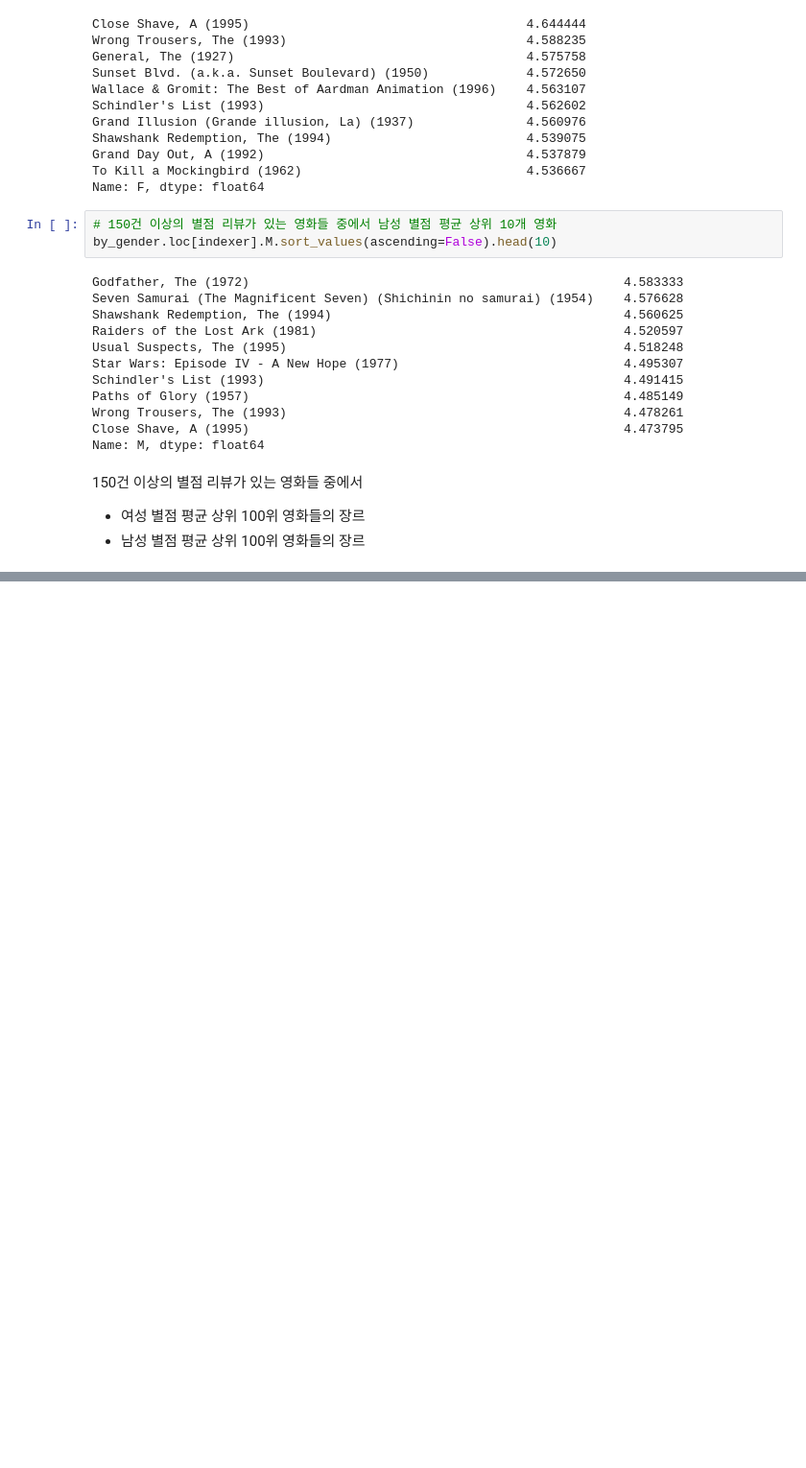
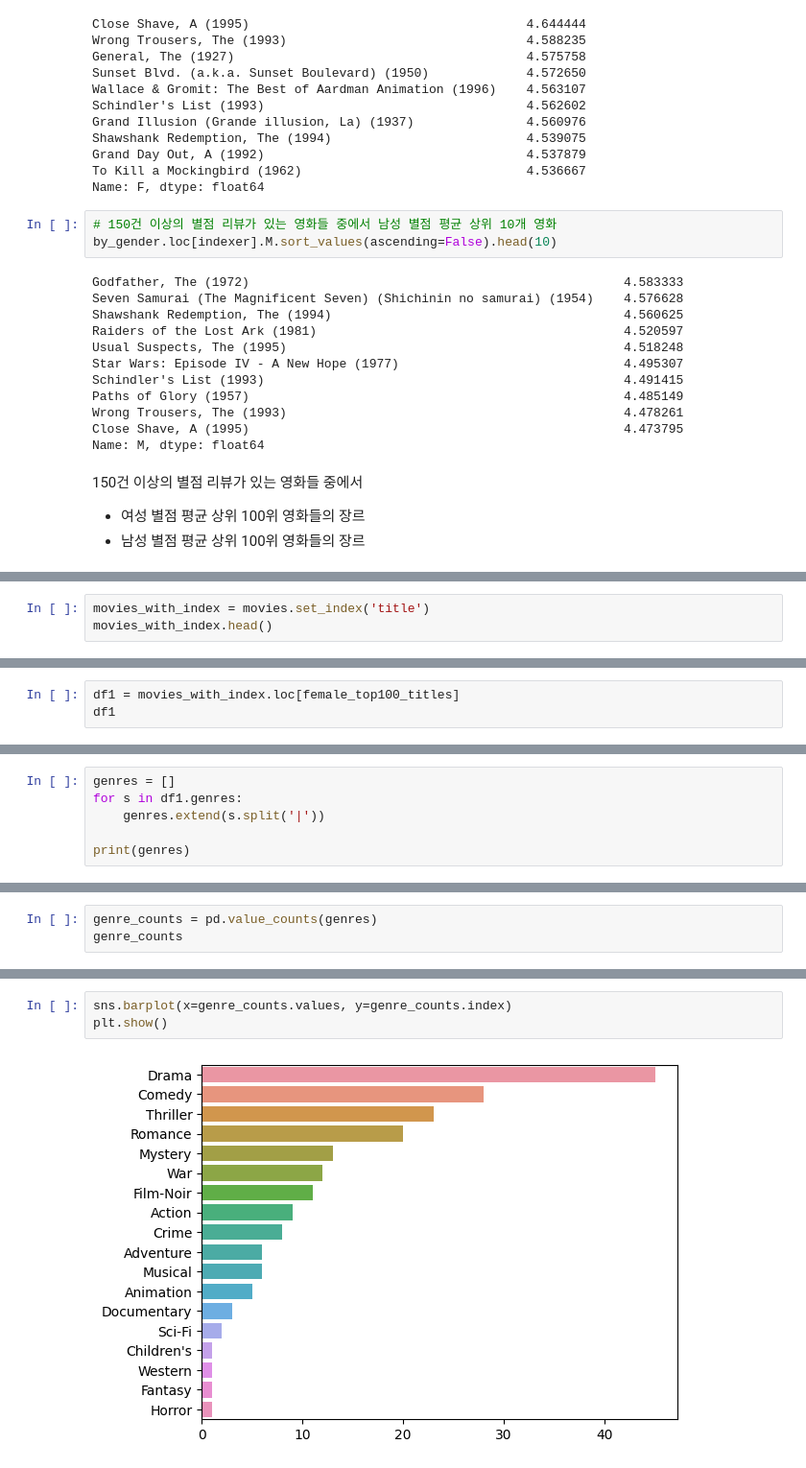
Before and after one commit to kiminhonawa/python, a Jupyter notebook: py20_movielens.ipynb, the cells around one changed output, grey strips where cells are left out. Shown at 96% size. Cells and saved outputs as stored; diff of their text form; blank space fills up the shorter version.

```diff
--- a/py20_movielens.ipynb
+++ b/py20_movielens.ipynb
@@ -828,0 +874,3 @@ by_gender.loc[indexer]
+# %%
+movies_with_index = movies.set_index('title')
+movies_with_index.head()
@@ -828,0 +885,3 @@ by_gender.loc[indexer]
+# %%
+df1 = movies_with_index.loc[female_top100_titles]
+df1
@@ -828,0 +902,6 @@ by_gender.loc[indexer]
+# %%
+genres = []
+for s in df1.genres:
+    genres.extend(s.split('|'))
+
+print(genres)
@@ -828,0 +910,3 @@ by_gender.loc[indexer]
+# %%
+genre_counts = pd.value_counts(genres)
+genre_counts
@@ -828,0 +933,5 @@ by_gender.loc[indexer]
+# %%
+sns.barplot(x=genre_counts.values, y=genre_counts.index)
+plt.show()
+# %% [output]
+[figure, added]
```
Also changed, not shown: parts of 20 cells of this notebook.
